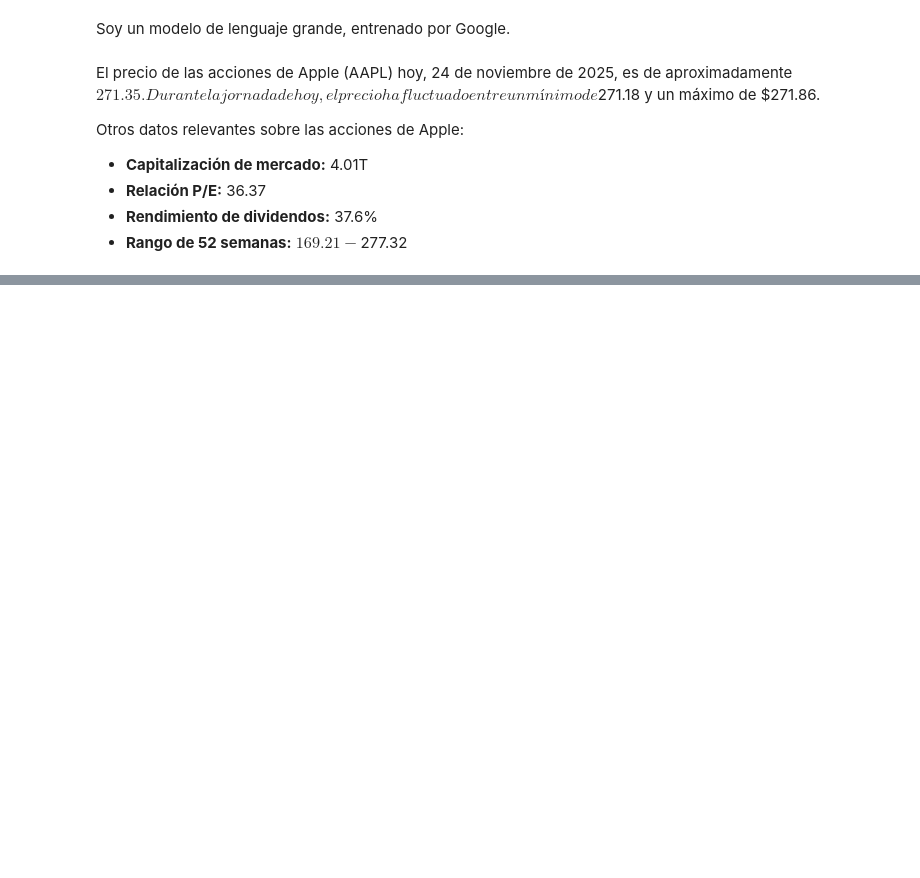
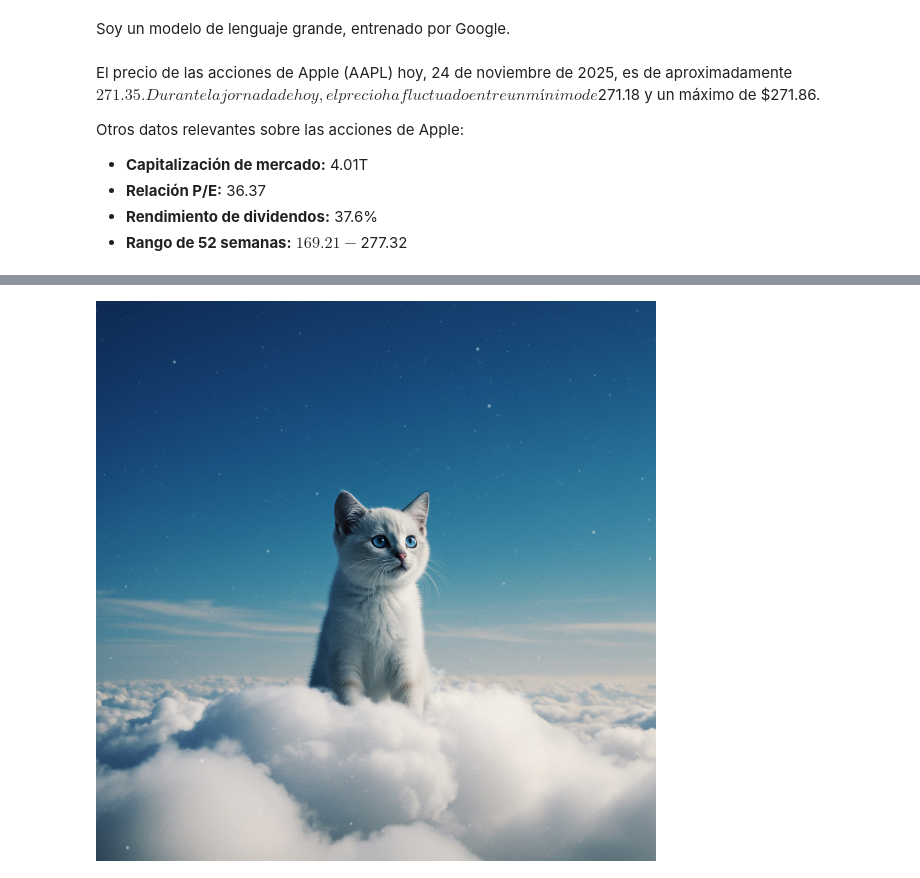
Before and after one commit to IsraIcM/fgxgm-SecurityCheckSample, a Jupyter notebook: gemini/getting-started/intro_genai_sdk.ipynb, the cells around one changed output, grey strips where cells are left out. Cells and saved outputs as stored; diff of their text form; code cells hidden in the pictures; blank space fills up the shorter version.

```diff
--- a/gemini/getting-started/intro_genai_sdk.ipynb
+++ b/gemini/getting-started/intro_genai_sdk.ipynb
@@ -49,0 +83,14 @@ Otros datos relevantes sobre las acciones de Apple:
+# %%
+from vertexai.preview.vision_models import ImageGenerationModel, GeneratedImage
+
+imagen_model = ImageGenerationModel.from_pretrained("imagen-3.0-generate-002")
+
+imagen_prompt = "Imagen de gatito sobre una nuve en un estilo cinematico"
+
+response = imagen_model.generate_images(
+    prompt=imagen_prompt,
+)
+# %%
+response.images[0].show()
+# %% [output]
+[figure, added]
```
Also changed, not shown: parts of 1 cell of this notebook.
